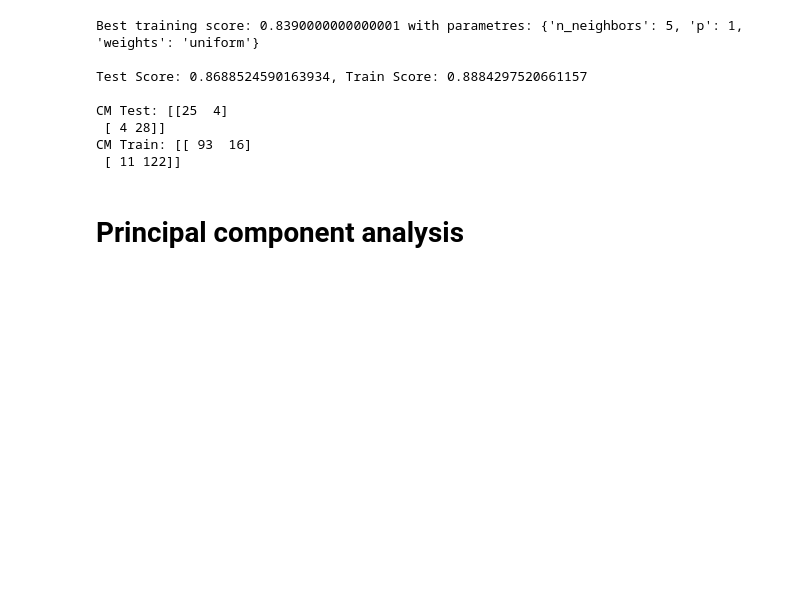
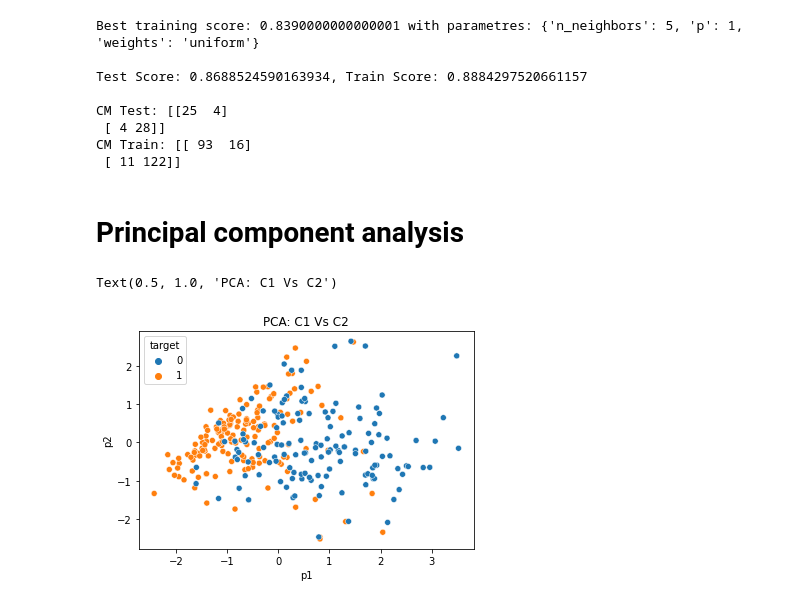
Before and after one commit to MyFirstVlog/ProyectFinalS3, a Jupyter notebook: proyectoFinalSenales3.ipynb, the cells around one changed output. Cells and saved outputs as stored; diff of their text form; code cells hidden in the pictures; blank space fills up the shorter version.

```diff
--- a/proyectoFinalSenales3.ipynb
+++ b/proyectoFinalSenales3.ipynb
@@ -302,2 +310,17 @@ CM Train: [[ 93  16]
 # %% [markdown]
 # Principal component analysis
+# %%
+scaler = RobustScaler()
+x_scaled = scaler.fit_transform(x) #Los datos x se escalaron exactamente para PCA sin dividir.
+
+pca = PCA(n_components=2) #Creamos un PCA con 2 componentes.
+pca.fit(x_scaled)
+x_reduce_pca = pca.transform(x_scaled) #x reducido a 2
+pca_data =pd.DataFrame(x_reduce_pca,columns=['p1','p2']) #Creó un marco de datos para inspeccionar desde reducir datos
+pca_data['target'] = y #objetivo añadido. Requerido para visualización
+
+sns.scatterplot(x='p1',y='p2',hue='target',data=pca_data) # gráfico coloreado según etiqueta
+plt.title('PCA: C1 Vs C2')
+# %% [output]
+Text(0.5, 1.0, 'PCA: C1 Vs C2')
+[figure, added]
```
Also changed, not shown: parts of 12 cells of this notebook, 1 other file.
